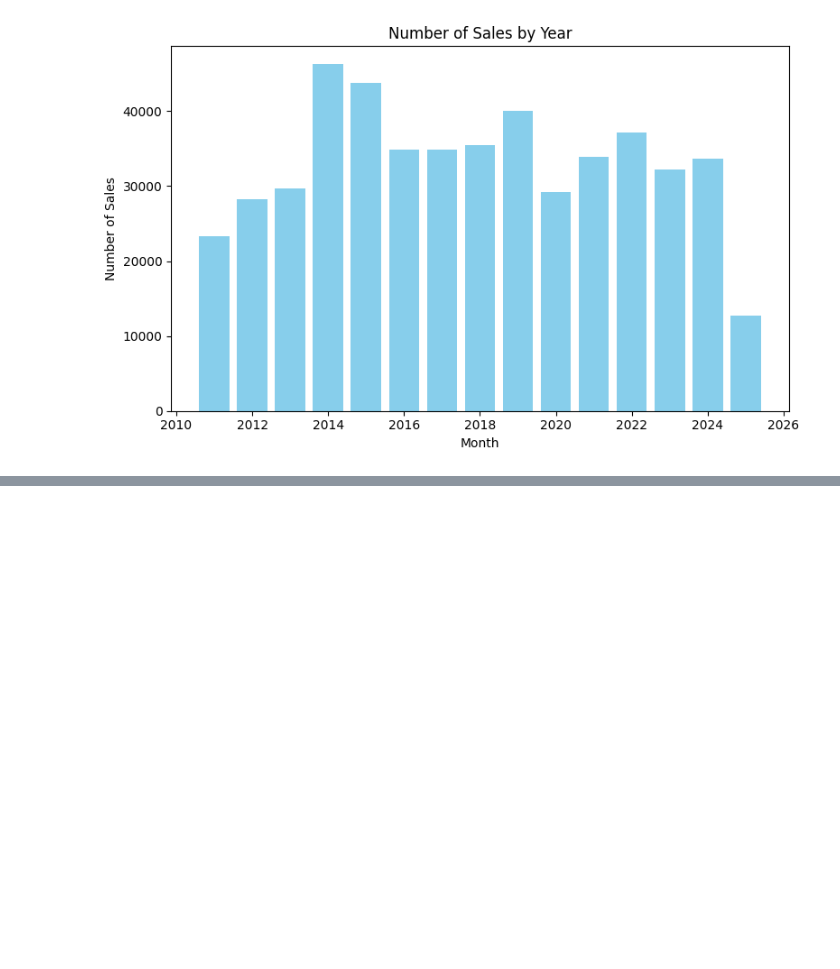
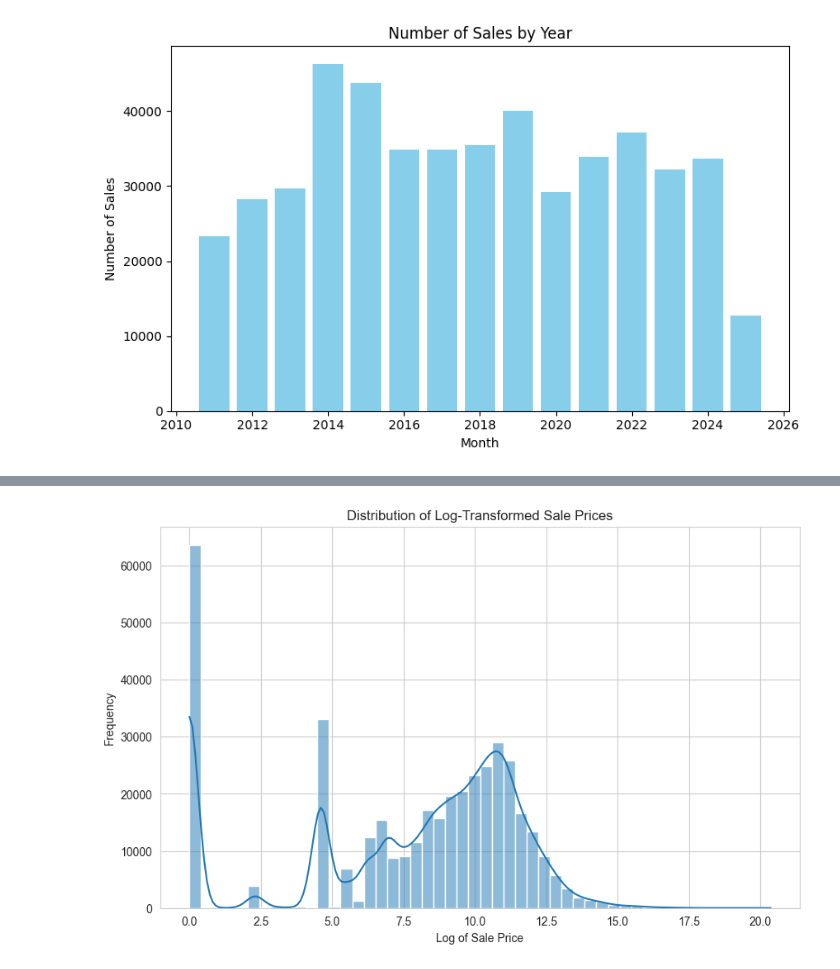
Before and after one commit to mfannin099/detroit_real_estate, a Jupyter notebook: notebooks/property_sales.ipynb, the cells around one changed output, grey strips where cells are left out. Cells and saved outputs as stored; diff of their text form; code cells hidden in the pictures; blank space fills up the shorter version.

```diff
--- a/notebooks/property_sales.ipynb
+++ b/notebooks/property_sales.ipynb
@@ -123 +173,12 @@ Name: Sale Price, dtype: float64
+# %%
+# Distrubution of the Sale Price (Outlier is skewing the plot)
+plt.figure(figsize=(10, 6))
+df['Log Sale Price'] = np.log(df['Sale Price'])
+sns.histplot(df['Log Sale Price'], kde=True, bins=50)
+plt.title('Distribution of Log-Transformed Sale Prices')
+plt.xlabel('Log of Sale Price')
+plt.ylabel('Frequency')
+plt.show()
+# %% [output]
+[figure, added]
 # %%
```
Also changed, not shown: parts of 7 cells of this notebook.
